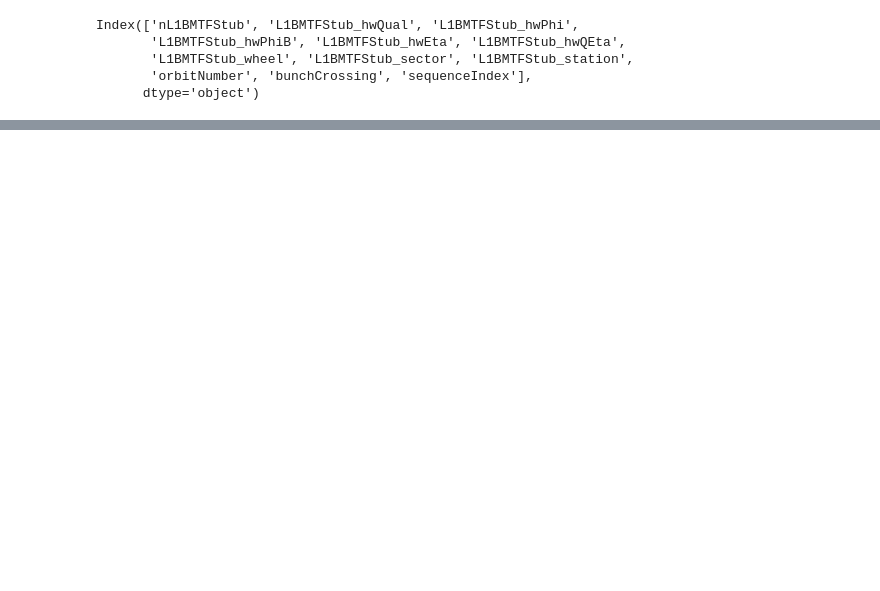
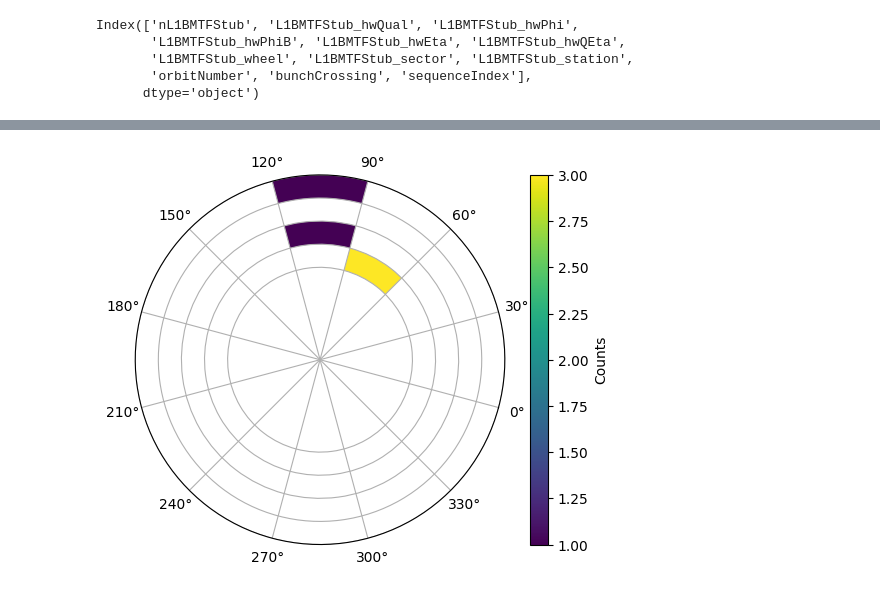
Before and after one commit to GiovanniZago/bxad-test, a Jupyter notebook: sequences_inspector.ipynb, the cells around one changed output, grey strips where cells are left out. Drawn from its saved outputs; the diff is of its cells as text; code cells hidden in the pictures; blank space fills up the shorter version.

```diff
--- a/sequences_inspector.ipynb
+++ b/sequences_inspector.ipynb
@@ -7,4 +9,4 @@ import matplotlib.pyplot as plt
 # %%
-filepath = "data/output_1000_seq3s.root"
+filepath = "data/output_1000_seq3.root"
 data = uproot.open(filepath + ":L1BMTFStubSequences").arrays()
 df = ak.to_dataframe(data)
@@ -38,0 +21,12 @@ df[df["L1BMTFStub_station"] == 4]["L1BMTFStub_hwQEta"].hist()
+# %%
+counter = 0
+
+for seq_index, dfs in df.groupby("sequenceIndex"):
+    print(f"Sequence: {seq_index}")
+    for sector, dfsector in dfs.groupby("L1BMTFStub_sector"):
+        print(f'\tSector: {sector}, wheel: {dfsector["L1BMTFStub_wheel"].values}, station: {dfsector["L1BMTFStub_station"].values}, BX: {dfsector["bunchCrossing"].values}')
+
+    if counter > 20:
+        break
+
+    counter += 1
@@ -38,0 +60,49 @@ df[df["L1BMTFStub_station"] == 4]["L1BMTFStub_hwQEta"].hist()
+# %%
+df_grouped = df.groupby("sequenceIndex")
+index = 1
+
+dfs = df_grouped.get_group(index)
+dfs_grouped = dfs.groupby("L1BMTFStub_wheel")
+
+wheel = -1
+dfsw = dfs_grouped.get_group(wheel)
+
+fig = plt.figure()
+ax = fig.add_subplot(projection="polar")
+ax.set_thetagrids(range(0, 360, 30))
+ax.set_theta_zero_location("E", -15)
+ax.set_rlim(0, 2)
+ax.set_yticklabels([])
+ax.set_rgrids((0, 1, 1.25, 1.5, 1.75, 2))
+
+station_counts = {}
+for sector, station in zip(dfs["L1BMTFStub_sector"].values, dfs["L1BMTFStub_station"].values):
+    sector = sector.item()
+    station = station.item()
+
+    if (sector, station) in station_counts:
+        station_counts[(sector, station)] += 1
+
+    else:
+        station_counts[(sector, station)] = 1
+
+cmap = cm.viridis
+norm = Normalize(vmin=min(station_counts.values()), vmax=max(station_counts.values()))
+
+for key in station_counts:
+    sector, station = key
+    counts = station_counts[key]
+
+    ax.bar(
+        x=sector * np.pi/6 + np.pi/12,
+        bottom=1.0 + (station - 1) * 0.25,
+        height=0.25,
+        width=np.pi/6,
+        color=cmap(norm(counts))
+    )
+
+sm = cm.ScalarMappable(cmap=cmap, norm=norm)
+sm.set_array([])
+plt.colorbar(sm, ax=ax, orientation="vertical", label="Counts");
+# %% [output]
+[figure, added]
```
Also changed, not shown: parts of 7 cells of this notebook, 2 other files.
